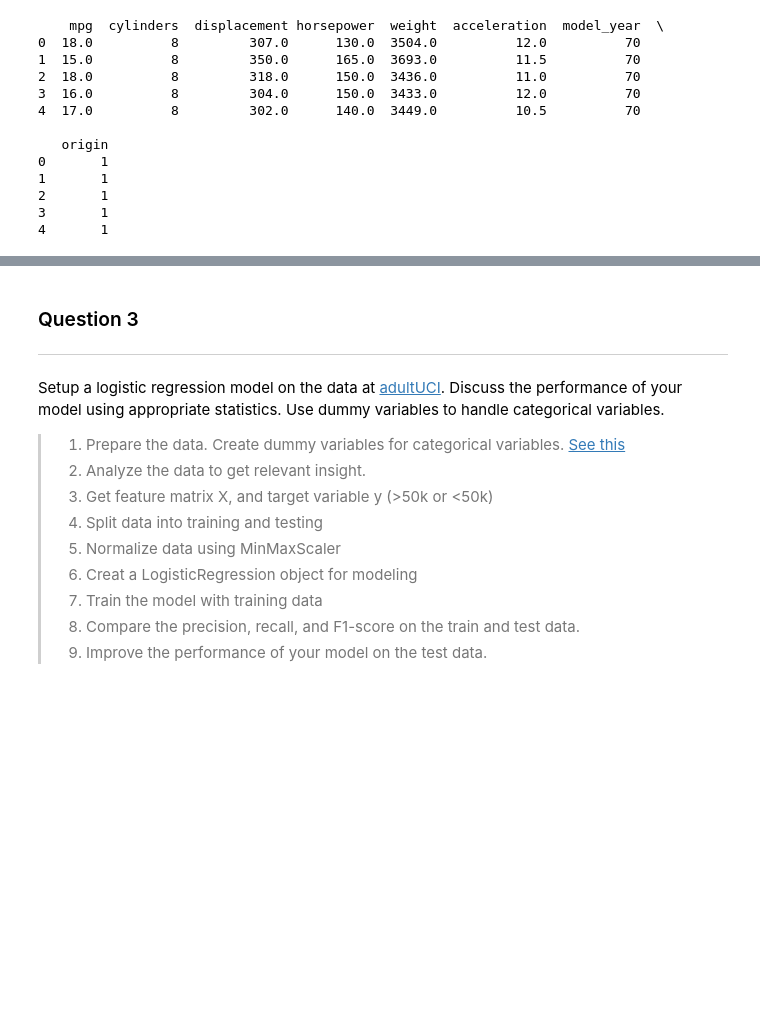
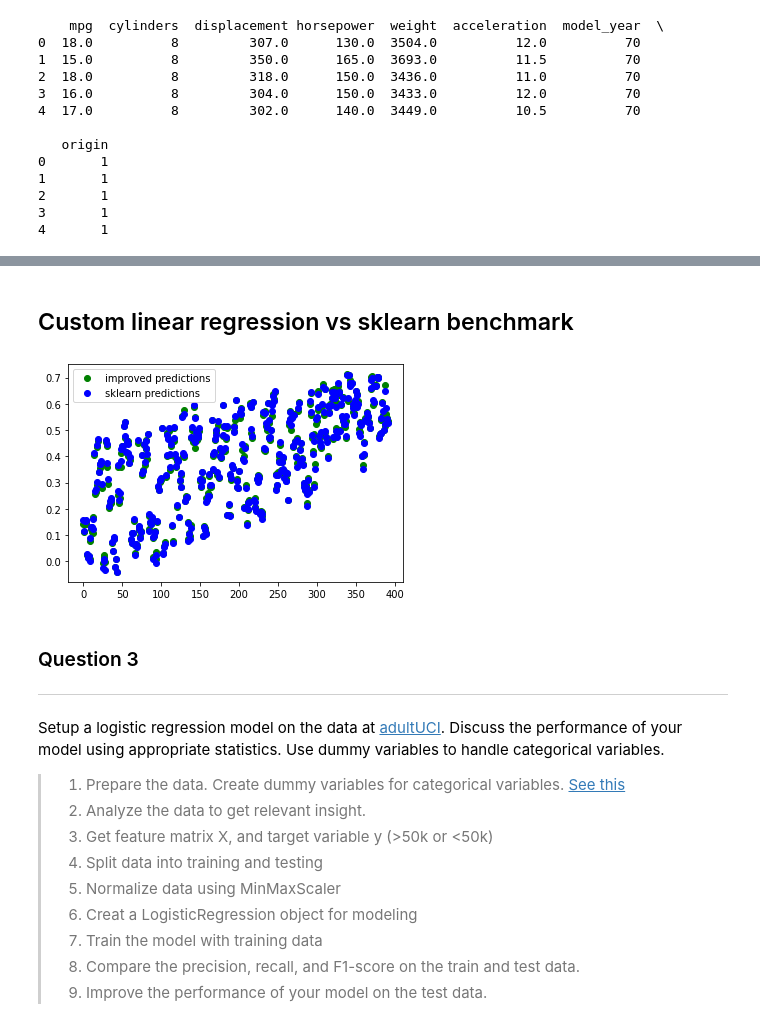
Before and after one commit to mycicle/ma544, a Jupyter notebook: assignments/PA-4/MA544_S21_PA4.ipynb, the cells around one changed output, grey strips where cells are left out. Drawn from its saved outputs; the diff is of its cells as text; code cells hidden in the pictures; blank space fills up the shorter version.

```diff
--- a/assignments/PA-4/MA544_S21_PA4.ipynb
+++ b/assignments/PA-4/MA544_S21_PA4.ipynb
@@ -333,3 +371,13 @@ pt.show()
+# %% [markdown]
+## Custom linear regression vs sklearn benchmark
+# %%
+y_pred2 = []
+pt.plot(range(len(X)), predictions2, 'go')
+pt.plot(range(len(X)), bench, 'bo')
+pt.legend(["improved predictions", "sklearn predictions"])
+pt.show()
+# %% [output]
+[figure, added]
 # %% [markdown]
 ### Question 3
 ---
```
Also changed, not shown: parts of 55 cells of this notebook.
